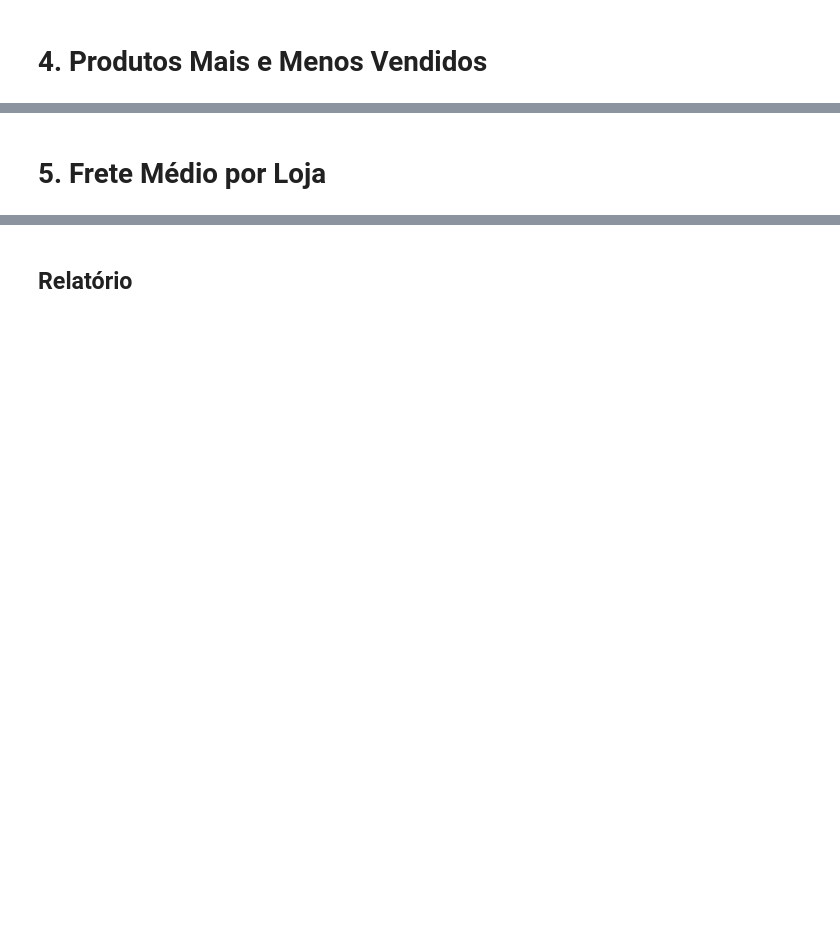
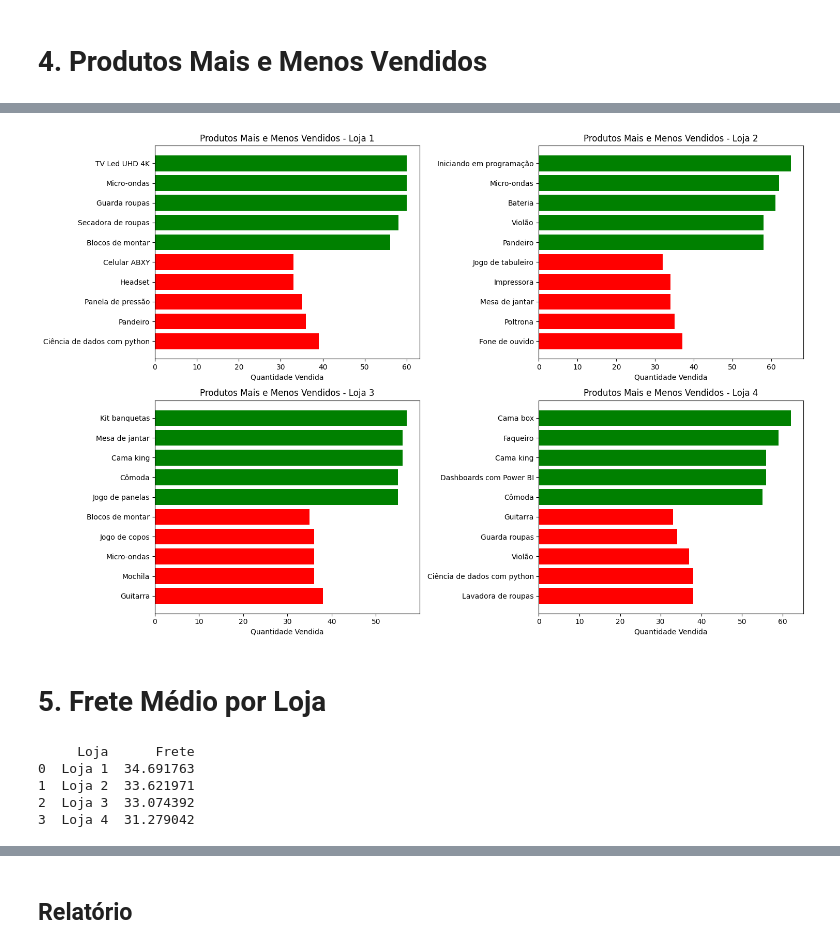
Before and after one commit to NathanCarvalho7/Alura_Store, a Jupyter notebook: AluraStoreBrasil.ipynb, the cells around one changed output, grey strips where cells are left out. Saved outputs shown, nothing was run; the diff lists cells and outputs as text; code cells hidden in the pictures; blank space fills up the shorter version.

```diff
--- a/AluraStoreBrasil.ipynb
+++ b/AluraStoreBrasil.ipynb
@@ -98,0 +194,4 @@ np.float64(5871490.790000001)
+# %%
+for loja in dados['Loja'].unique():
+    print(f"\n{loja}")
+    print(dados[dados['Loja'] == loja]['Categoria do Produto'].value_counts())
@@ -101,2 +261,6 @@ np.float64(5871490.790000001)
 # %% [markdown]
 # 4. Produtos Mais e Menos Vendidos
+# %%
+top_produtos_por_loja = (dados.groupby(['Loja', 'Produto']).size().reset_index(name='Quantidade'))
+top5 = (top_produtos_por_loja.sort_values(['Loja', 'Quantidade'], ascending=[True, False]).groupby('Loja').head(5))
+top5
@@ -102,0 +285,3 @@ np.float64(5871490.790000001)
+# %%
+bottom5 = (top_produtos_por_loja.sort_values(['Loja', 'Quantidade'], ascending=[True, True]).groupby('Loja').head(5))
+bottom5
@@ -103,2 +306,48 @@ np.float64(5871490.790000001)
+# %%
+import math
+
+produtos_vendas = (dados.groupby(['Loja', 'Produto']).size().reset_index(name='Quantidade'))
+
+lojas = produtos_vendas['Loja'].unique()
+num_lojas = len(lojas)
+
+colunas = 2
+linhas = math.ceil(num_lojas / colunas)
+
+fig, axes = plt.subplots(linhas, colunas, figsize=(15, 5 * linhas))
+axes = axes.flatten()
+
+for i, loja in enumerate(lojas):
+
+    dados_loja = produtos_vendas[produtos_vendas['Loja'] == loja]
+
+    top5 = dados_loja.sort_values('Quantidade', ascending=False).head(5)
+    bottom5 = dados_loja.sort_values('Quantidade', ascending=True).head(5)
+
+    combinado = pd.concat([top5, bottom5])
+
+    cores = ['green'] * len(top5) + ['red'] * len(bottom5)
+
+    axes[i].barh(combinado['Produto'], combinado['Quantidade'], color=cores)
+    axes[i].set_title(f'Produtos Mais e Menos Vendidos - {loja}')
+    axes[i].invert_yaxis()
+    axes[i].set_xlabel('Quantidade Vendida')
+
+for j in range(i + 1, len(axes)):
+    fig.delaxes(axes[j])
+
+plt.tight_layout()
+plt.show()
+# %% [output]
+[figure, added]
 # %% [markdown]
 # 5. Frete Médio por Loja
+# %%
+frete_medio = (dados.groupby('Loja')['Frete'].mean().reset_index().sort_values(by='Frete', ascending=False))
+print(frete_medio)
+# %% [output]
+     Loja      Frete
+0  Loja 1  34.691763
+1  Loja 2  33.621971
+2  Loja 3  33.074392
+3  Loja 4  31.279042
```
Also changed, not shown: parts of 20 cells of this notebook.
